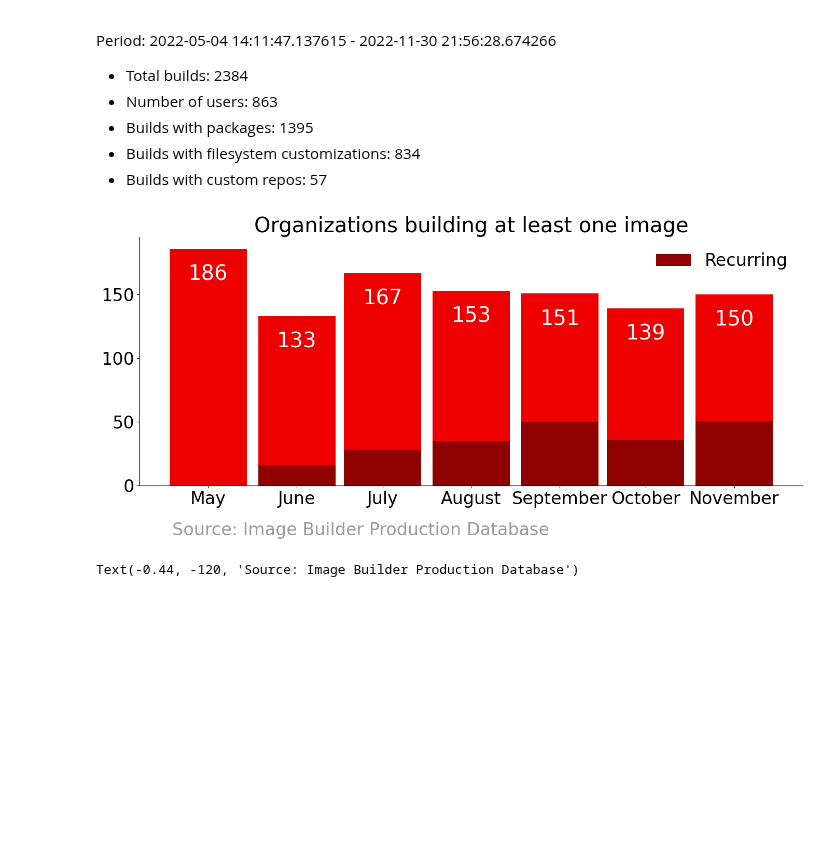
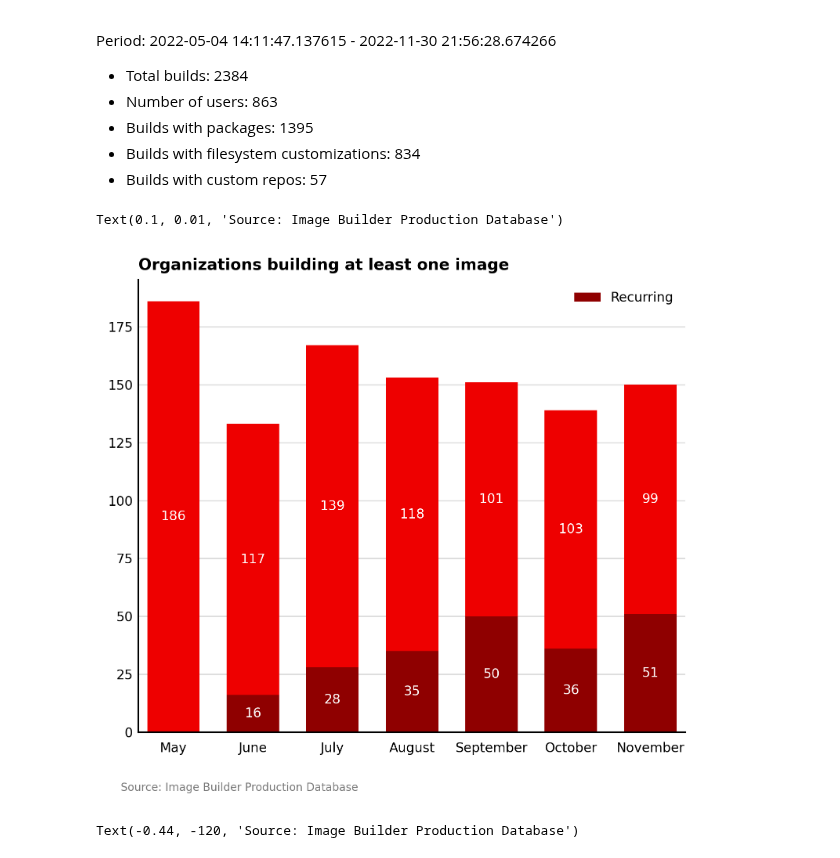
Before and after one commit to osbuild/metrics, a Jupyter notebook: notebooks/Report.ipynb, the cells around one changed output. Drawn from its saved outputs; the diff is of its cells as text; code cells hidden in the pictures; blank space fills up the shorter version.

```diff
--- a/notebooks/Report.ipynb
+++ b/notebooks/Report.ipynb
@@ -67,11 +67,55 @@ Period: 2022-05-04 14:11:47.137615 - 2022-11-30 21:56:28.674266
 - Builds with filesystem customizations: 834
 - Builds with custom repos: 57
 # %%
-fig = plt.figure()
-new_users_ax = fig.add_axes([0, 0, 2, 1])
-ib.plot.monthly_users_stacked(builds, new_users_ax)
+# why doesn't it take from matplotlibrc?
+matplotlib.rcParams["figure.dpi"] = 300
+matplotlib.rcParams["font.size"] = 8
+
+plt.style.use("./notebooks/redhat.mplstyle")
+
+fig, ax = plt.subplots(figsize=(6, 5))
+# fig.suptitle("Organizations building at least one image", x=0)
+
+ax.grid(axis="y", color="#dddddd")
+# ax.spines["bottom"].set(linewidth=1.1)
+ax.xaxis.set_tick_params(size=0, pad=6)
+ax.yaxis.set_tick_params(size=0)
+# ax.yaxis.tick_right()
+
+# ticks = ax.get_yticklabels()
+# for tick in ticks:
+#    tick.set_verticalalignment("bottom")
+#   tick.set_horizontalalignment("right")
+
+ax.set_axisbelow(True)
+ax.set_title("Organizations building at least one image", loc="left", fontweight="bold")
+
+user_counts, months = ib.metrics.monthly_users(builds)
+new_user_counts, months = ib.metrics.monthly_new_users(builds)
+old_user_counts = user_counts - new_user_counts
+
+bar_width = 0.66
+
+def format_label(n):
+    return str(n) if n >= 10 else ''
+
+names = [m.month_name() for m in months]
+# bar = ax.bar(names, counts, width=0.66)
+bar_new = ax.bar(names, new_user_counts, width=bar_width, bottom=old_user_counts)
+bar_old = ax.bar(names, old_user_counts, width=bar_width, label="Recurring")
+
+# this won't work for bars that are too small. use annotate()
+ax.bar_label(bar_new, map(format_label, new_user_counts), label_type="center", color="#ffffff")
+ax.bar_label(bar_old, map(format_label, old_user_counts), label_type="center", color="#ffffff")
+ax.legend()
+
+ax.set_xlim(-bar_width * 2/3, len(names) - 1 + bar_width * 2/3)
+
+# fig.text does funny things
+fig.text(0.1, 0.01, "Source: Image Builder Production Database", fontsize="small", color="#777777")
 # %% [output]
+Text(0.1, 0.01, 'Source: Image Builder Production Database')
-[figure, old version]
+[figure, new version]
 # %%
 matplotlib.rcParams["figure.dpi"] = 300
 matplotlib.rcParams["font.size"] = 8
```
Also changed, not shown: 1 other file.
